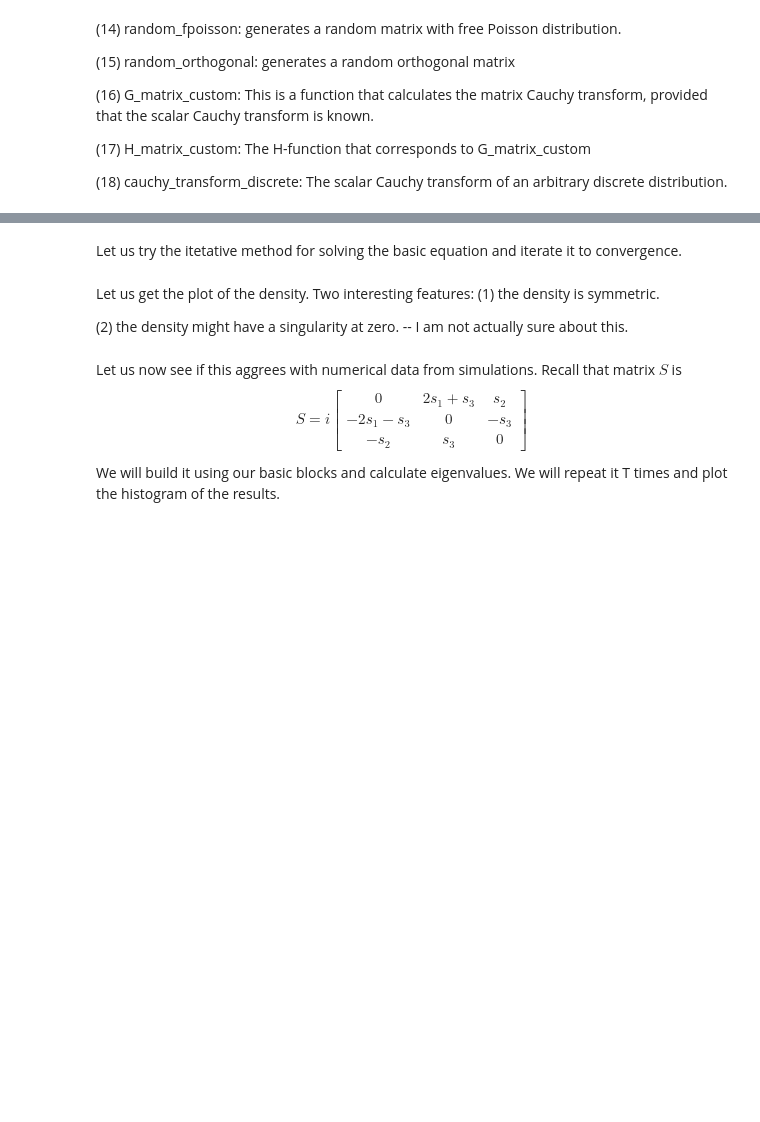
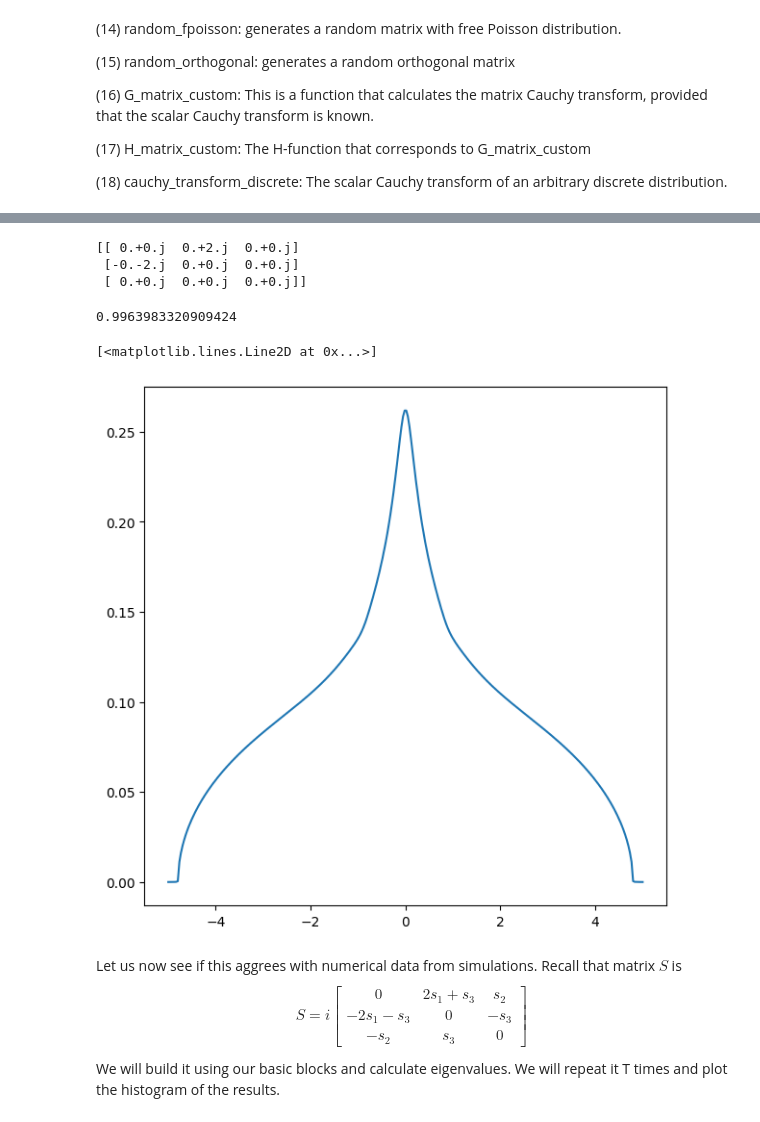
Before and after one commit to slavakargin/free-matrix-laws, a Jupyter notebook: docs/notebooks/10_semicircle_methods.ipynb, the cells around one changed output, grey strips where cells are left out. Saved outputs shown, nothing was run; the diff lists cells and outputs as text; code cells hidden in the pictures; blank space fills up the shorter version.

```diff
--- a/docs/notebooks/10_semicircle_methods.ipynb
+++ b/docs/notebooks/10_semicircle_methods.ipynb
@@ -728,12 +469,23 @@ $$
 # %%
-B = np.array([[0, 0, 1], [0, 0, 0], [0, 0, 0]], dtype=np.float32)
-print(B)
 A1 = 2.j * np.array([[0, 1, 0], [-1, 0, 0], [0, 0, 0]])
 print(A1)
 A2 = 1.j * np.array([[0, 0, 1], [0, 0, 0], [-1, 0, 0]])
 A3 = 1.j * np.array([[0, 1, 0], [-1, 0, -1], [0, 1, 0]])
 AA = (A1, A2, A3)
-etaB = eta(B, AA)
-etaB
+
+a = 5
+m = 300
+XX = np.linspace(-a, a, m)
+f = np.zeros(XX.shape)
+for i, x in enumerate(XX):
+  f[i] = get_density(x, AA, eps = 0.001)
+
+print(sum(f)*2*a/m) #just to check that the integral of the density is 1 (approximately)
+plt.plot(XX, f)
+# %% [output]
+[[ 0.+0.j  0.+2.j  0.+0.j]
+ [-0.-2.j  0.+0.j  0.+0.j]
+ [ 0.+0.j  0.+0.j  0.+0.j]]
+0.9963983320909424
+[<matplotlib.lines.Line2D at 0x...>]
+[figure, added]
-# %% [markdown]
-Let us try the itetative method for solving the basic equation and iterate it to convergence.
@@ -760,4 +491,0 @@ print(f)
-# %% [markdown]
-Let us get the plot of the density. Two interesting features: (1) the density is symmetric.
-
-(2) the density might have a singularity at zero. -- I am not actually sure about this.
```
Also changed, not shown: parts of 91 cells of this notebook, 2 other files.
